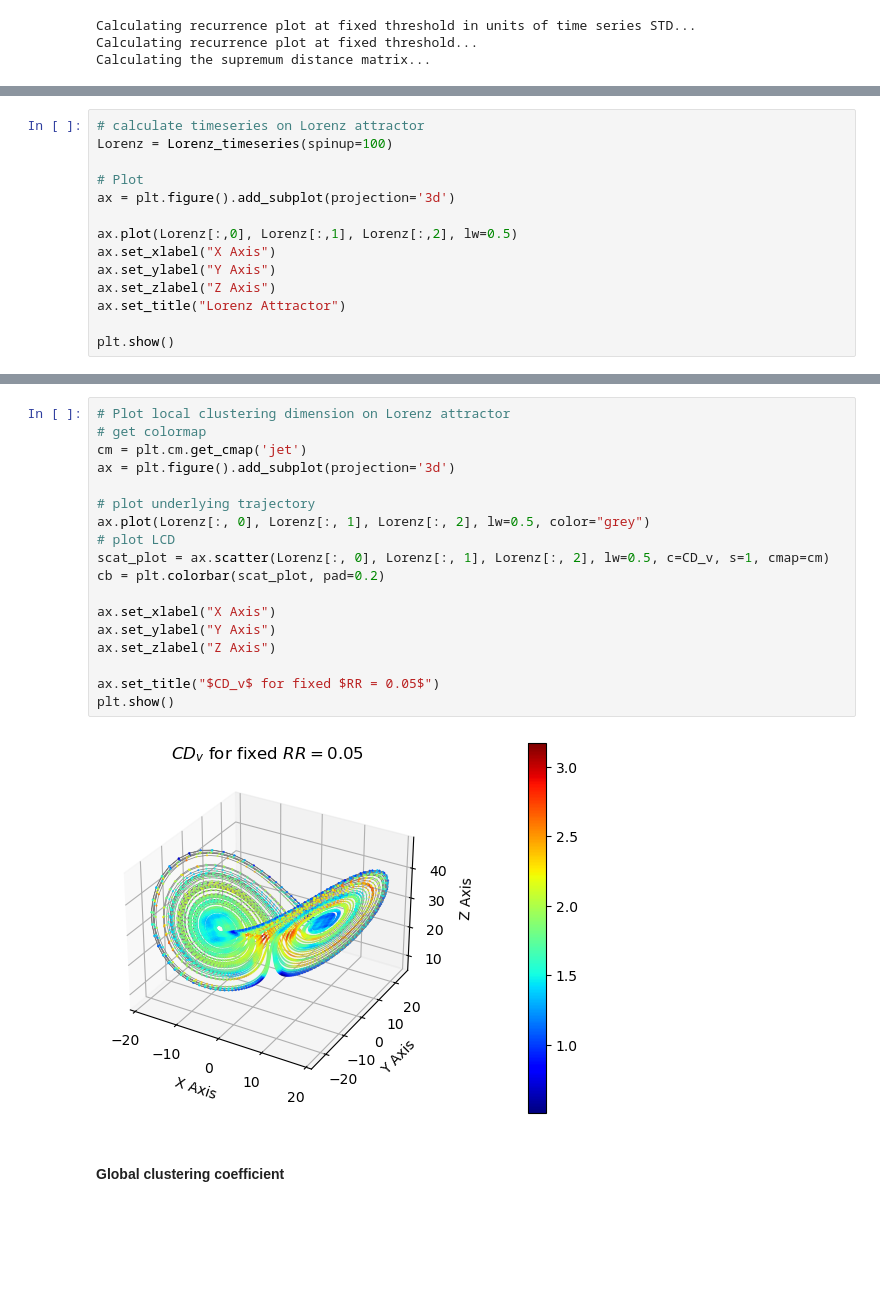
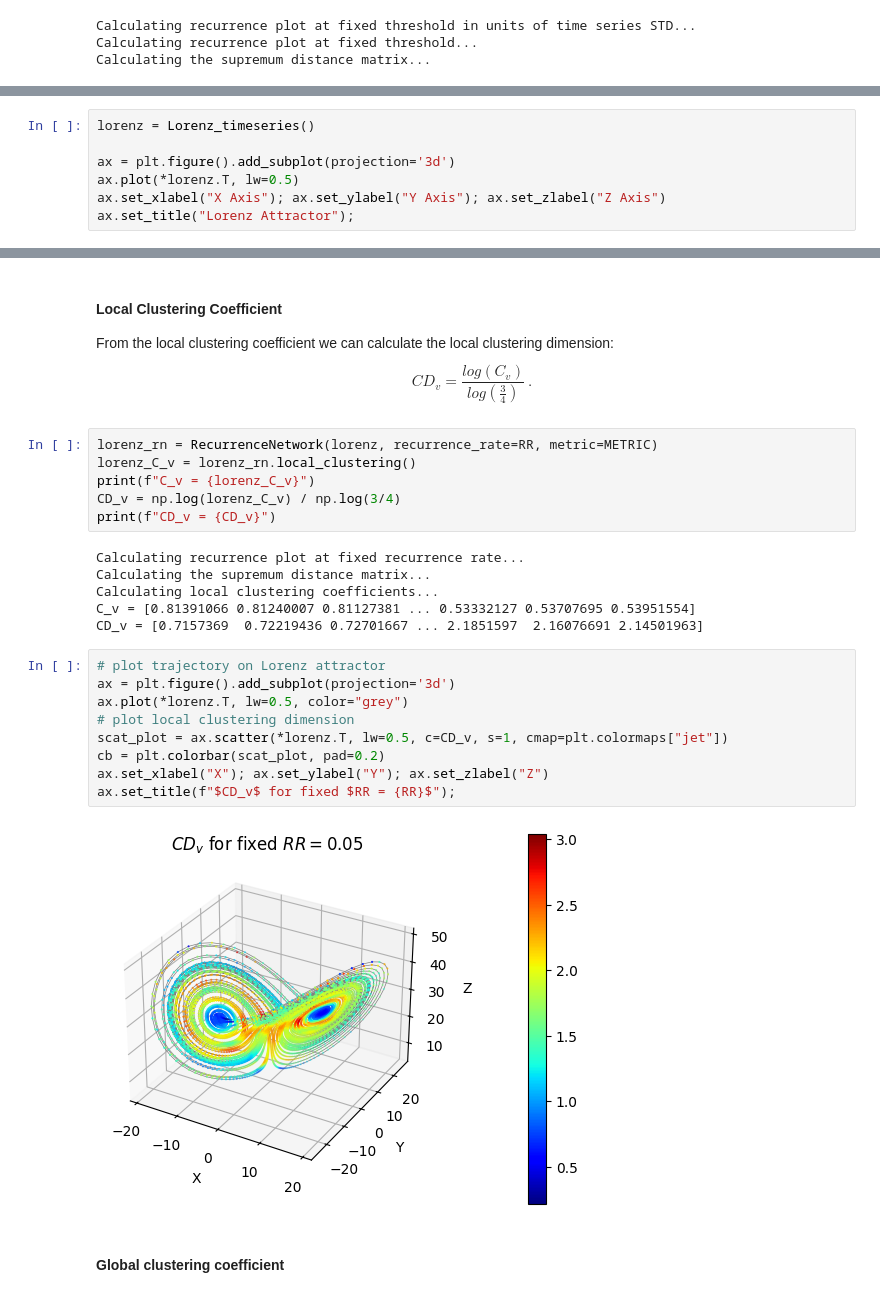
Before and after one commit to pik-copan/pyunicorn, a Jupyter notebook: examples/tutorials/RecurrenceNetworks.ipynb, the cells around one changed output, grey strips where cells are left out. Cells and saved outputs as stored; diff of their text form; blank space fills up the shorter version.

```diff
--- a/examples/tutorials/RecurrenceNetworks.ipynb
+++ b/examples/tutorials/RecurrenceNetworks.ipynb
@@ -308,15 +258,8 @@ Now calculate a timeseries on the Lorenz attractor with the defined function. Tr
 # %%
-# calculate timeseries on Lorenz attractor
-Lorenz = Lorenz_timeseries(spinup=100)
+lorenz = Lorenz_timeseries()
 
-# Plot
 ax = plt.figure().add_subplot(projection='3d')
-
-ax.plot(Lorenz[:,0], Lorenz[:,1], Lorenz[:,2], lw=0.5)
-ax.set_xlabel("X Axis")
-ax.set_ylabel("Y Axis")
-ax.set_zlabel("Z Axis")
-ax.set_title("Lorenz Attractor")
-
-plt.show()
+ax.plot(*lorenz.T, lw=0.5)
+ax.set_xlabel("X Axis"); ax.set_ylabel("Y Axis"); ax.set_zlabel("Z Axis")
+ax.set_title("Lorenz Attractor");
 # %% [output]
@@ -372,22 +282,30 @@ CD_v = [1.47970552 1.48856605 1.52048446 ... 1.44540435 1.46419666 1.45982974]
+# %% [markdown]
+#### Local Clustering Coefficient
+
+From the local clustering coefficient we can calculate the local clustering dimension:
+$$CD_v=\frac{log(C_v)}{log(\frac{3}{4})}\,.$$
+# %%
+lorenz_rn = RecurrenceNetwork(lorenz, recurrence_rate=RR, metric=METRIC)
+lorenz_C_v = lorenz_rn.local_clustering()
+print(f"C_v = {lorenz_C_v}")
+CD_v = np.log(lorenz_C_v) / np.log(3/4)
+print(f"CD_v = {CD_v}")
+# %% [output]
+Calculating recurrence plot at fixed recurrence rate...
+Calculating the supremum distance matrix...
+Calculating local clustering coefficients...
+C_v = [0.81391066 0.81240007 0.81127381 ... 0.53332127 0.53707695 0.53951554]
+CD_v = [0.7157369  0.72219436 0.72701667 ... 2.1851597  2.16076691 2.14501963]
 # %%
-# Plot local clustering dimension on Lorenz attractor
-# get colormap
-cm = plt.cm.get_cmap('jet')
+# plot trajectory on Lorenz attractor
 ax = plt.figure().add_subplot(projection='3d')
-
-# plot underlying trajectory
-ax.plot(Lorenz[:, 0], Lorenz[:, 1], Lorenz[:, 2], lw=0.5, color="grey")
-# plot LCD
-scat_plot = ax.scatter(Lorenz[:, 0], Lorenz[:, 1], Lorenz[:, 2], lw=0.5, c=CD_v, s=1, cmap=cm)
+ax.plot(*lorenz.T, lw=0.5, color="grey")
+# plot local clustering dimension
+scat_plot = ax.scatter(*lorenz.T, lw=0.5, c=CD_v, s=1, cmap=plt.colormaps["jet"])
 cb = plt.colorbar(scat_plot, pad=0.2)
-
-ax.set_xlabel("X Axis")
-ax.set_ylabel("Y Axis")
-ax.set_zlabel("Z Axis")
-
-ax.set_title("$CD_v$ for fixed $RR = 0.05$")
-plt.show()
+ax.set_xlabel("X"); ax.set_ylabel("Y"); ax.set_zlabel("Z")
+ax.set_title(f"$CD_v$ for fixed $RR = {RR}$");
 # %% [output]
-[figure, old version]
+[figure, new version]
 # %% [markdown]
 #### Global clustering coefficient
```
Also changed, not shown: parts of 51 cells of this notebook, 19 other files.
